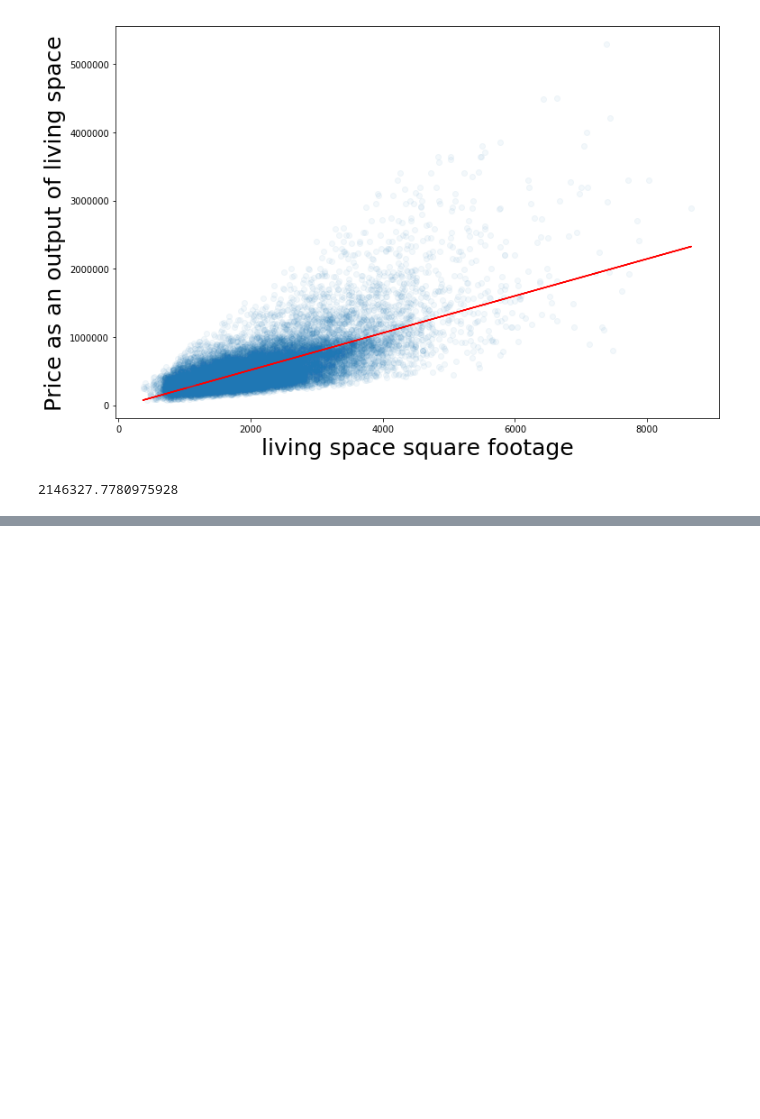
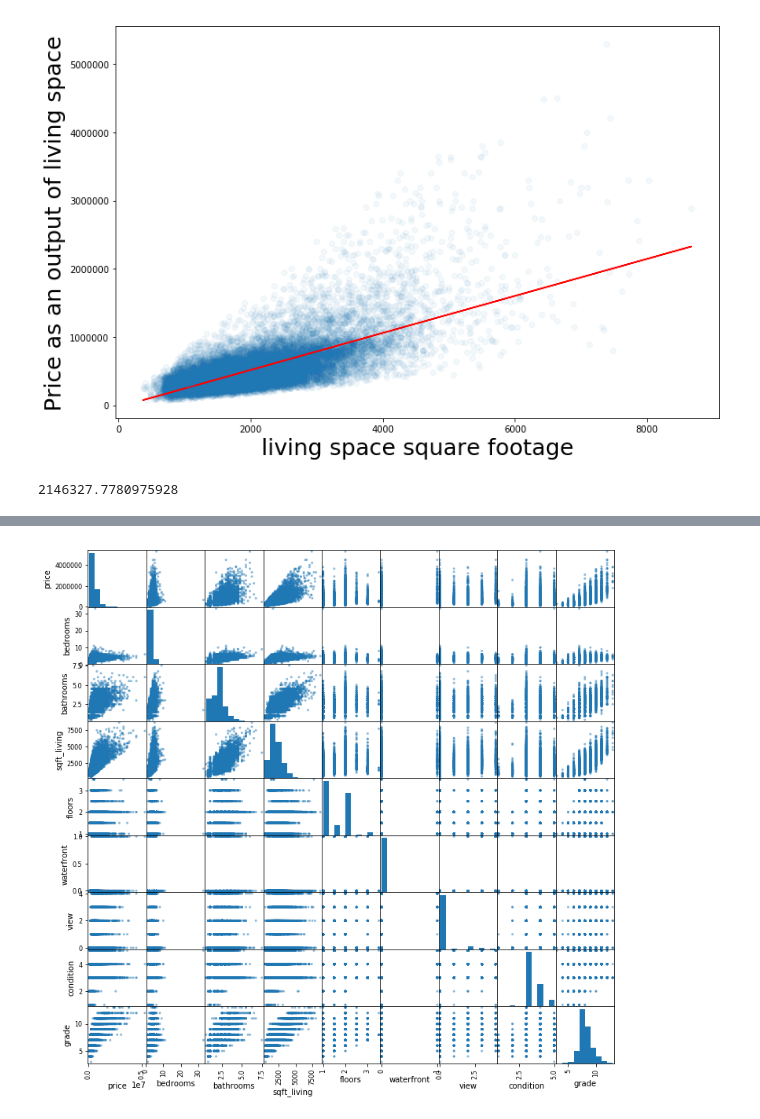
Before and after one commit to AlludedCrabb/Data-Science-Housing-Data-Project, a Jupyter notebook: Jacob_Taeho project.ipynb, the cells around one changed output, grey strips where cells are left out. Cells and saved outputs as stored; diff of their text form; code cells hidden in the pictures; blank space fills up the shorter version.

```diff
--- a/Jacob_Taeho project.ipynb
+++ b/Jacob_Taeho project.ipynb
@@ -242,0 +291,6 @@ return_predicted_value(8000, slope, intercept)
+# %%
+_ = pd.plotting.scatter_matrix(df[['price', 'bedrooms', 'bathrooms',
+                                   'sqft_living', 'floors', 'waterfront',
+                                   'view', 'condition', 'grade']], figsize=(12, 12))
+# %% [output]
+[figure, added]
```
Also changed, not shown: parts of 5 cells of this notebook, 1 other file.
